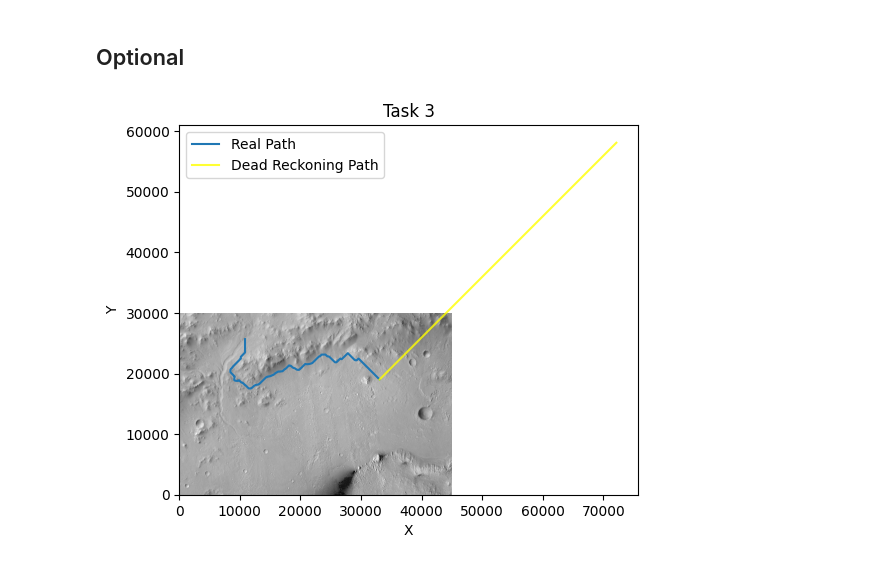
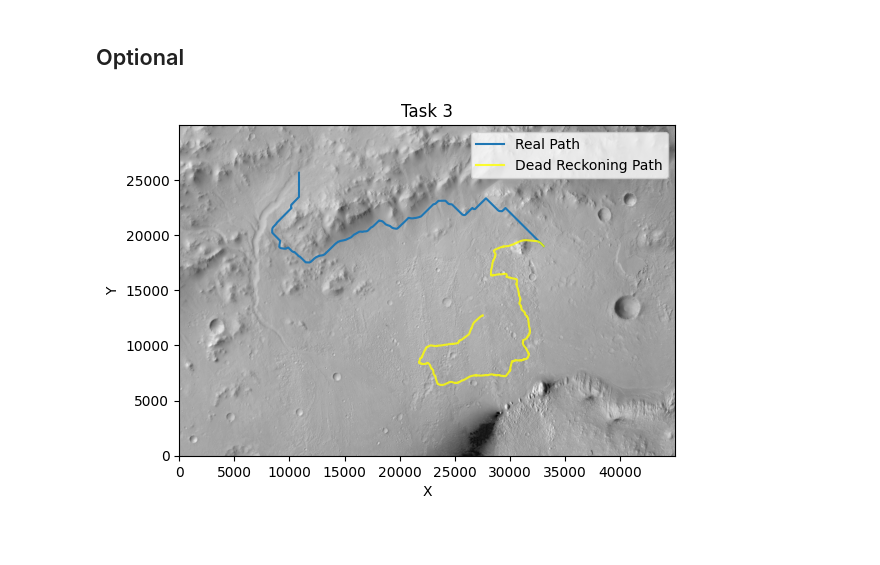
Before and after one commit to SwellPoem/Curiosity_Rover_proj, a Jupyter notebook: main.ipynb, the cells around one changed output. Drawn from its saved outputs; the diff is of its cells as text; code cells hidden in the pictures; blank space fills up the shorter version.

```diff
--- a/main.ipynb
+++ b/main.ipynb
@@ -302,6 +299,11 @@ indices_new = np.linspace(indices.min(), indices.max(), 10000000)
 x_interp = spl_x(indices_new)
 y_interp = spl_y(indices_new)
 
+#collect x_interp and y_interp in a single array
+path_interp = np.array([x_interp, y_interp]).T
+
+
+
 plt.figure('Task 2 - landmarks')
 plt.title('Task 2 - landmarks')
 plt.imshow(env_map, cmap='gray', extent=(Xvec[0], Xvec[-1], Yvec[-1], Yvec[0]))
@@ -328,10 +359,10 @@ tspan_real = tspan      # N x 1 array containing the timespan
 # Define Model Parameters
 sigma_x = 6                         # m
 sigma_y = 6                         # m
-sigma_theta = np.deg2rad(1)         # rad
+sigma_theta_param = np.deg2rad(1)         # rad
 
 # Define Initial Covariance Matrix
-L0 = np.array([[sigma_x**2, 0, 0], [0, sigma_y**2, 0], [0, 0, sigma_theta**2]])
+L0 = np.array([[sigma_x**2, 0, 0], [0, sigma_y**2, 0], [0, 0, sigma_theta_param**2]])
 
 # Define Sensor Parameters
 sigma_d = 0.004      # m         #odometer distance measurement noise
@@ -466,29 +474,21 @@ plt.show()
 ## Optional
 # %%
 #perform dead reckoning on the path found by A*
-q_Astar_est_dr, L_Astar_est_dr = dead_reckoning_Astar(path_coords, sigma_d, sigma_theta, L0)
+q_Astar_est_dr, L_Astar_est_dr = dead_reckoning(path_angles_interp, sigma_d, sigma_theta, L0)
 
 sqrt_det_L_Astar_dr = [np.sqrt(np.linalg.det(L_Astar_dr)) for L_Astar_dr in L_Astar_est_dr]
 # %%
-# plt.figure("Task 3")
-# plt.title("Task 3")
-# plt.imshow(env_map, cmap='gray', extent=(Xvec[0], Xvec[-1], Yvec[-1], Yvec[0]))
-# plt.plot(path_coords[:, 0], path_coords[:, 1], label='Real Path')
-# plt.plot(q_Astar_est_dr[:, 0], q_Astar_est_dr[:, 1], label='Dead Reckoning Path', c='yellow', alpha= 0.8)
-# plt.xlabel('X')
-# plt.ylabel('Y')
-# plt.legend()
+plt.figure("Task 3")
+plt.title("Task 3")
+plt.imshow(env_map, cmap='gray', extent=(Xvec[0], Xvec[-1], Yvec[-1], Yvec[0]))
+plt.plot(path_angles_interp[:, 0], path_angles_interp[:, 1], label='Real Path')
+plt.plot(q_Astar_est_dr[:, 0], q_Astar_est_dr[:, 1], label='Dead Reckoning Path', c='yellow', alpha= 0.8)
+plt.xlabel('X')
+plt.ylabel('Y')
+plt.legend()
 
-# # Get a colormap
-# cmap = cm.get_cmap('Reds')
-# # Calculate the number of ellipses
-# num_ellipses = len(q_Astar_est_dr)
-# for i in range(num_ellipses):
-#     # Get a color from the colormap
-#     color = cmap(i / num_ellipses)
-#     # Plot the ellipse with the chosen color
-#     plot_covariance_ellipse(q_Astar_est_dr[i, :2], L_Astar_est_dr[i], plt, n_sigma=3, edgecolor=color, alpha=0.8)
+# compute_and_plot_ellipses(q_Astar_est_dr, L_Astar_est_dr, plt, frequency=1)
 
 plt.show()
 # %% [output]
-[figure, old version]
+[figure, new version]
```
Also changed, not shown: parts of 9 cells of this notebook, 2 other files.
